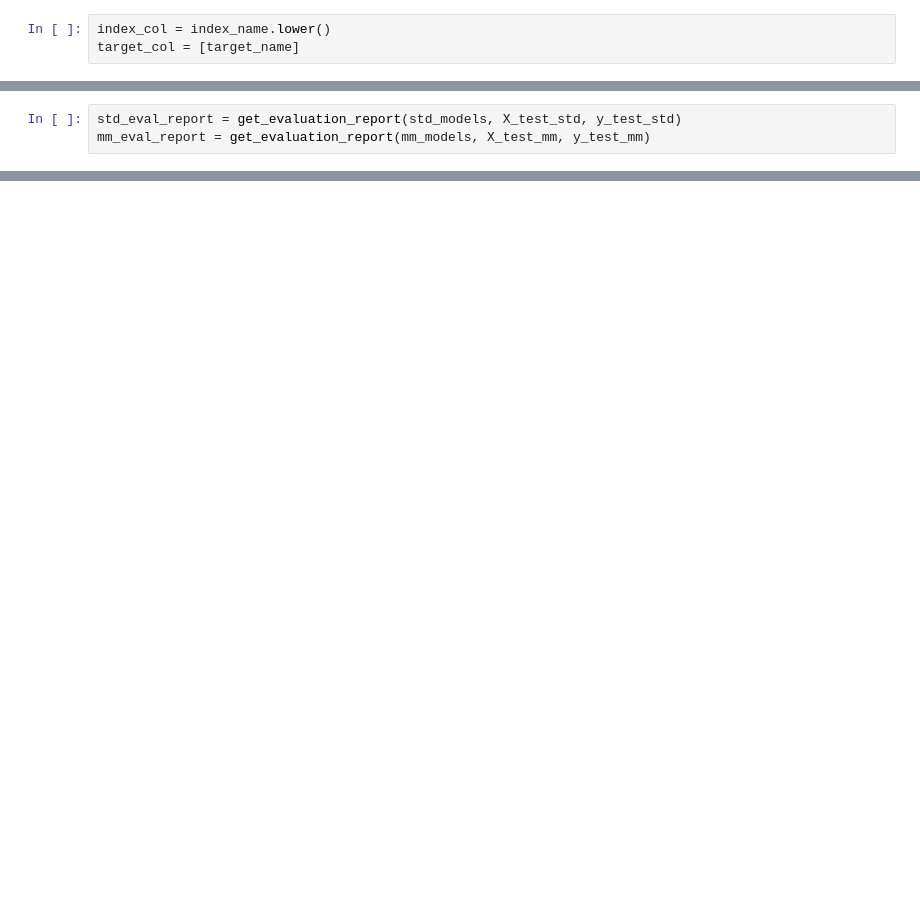
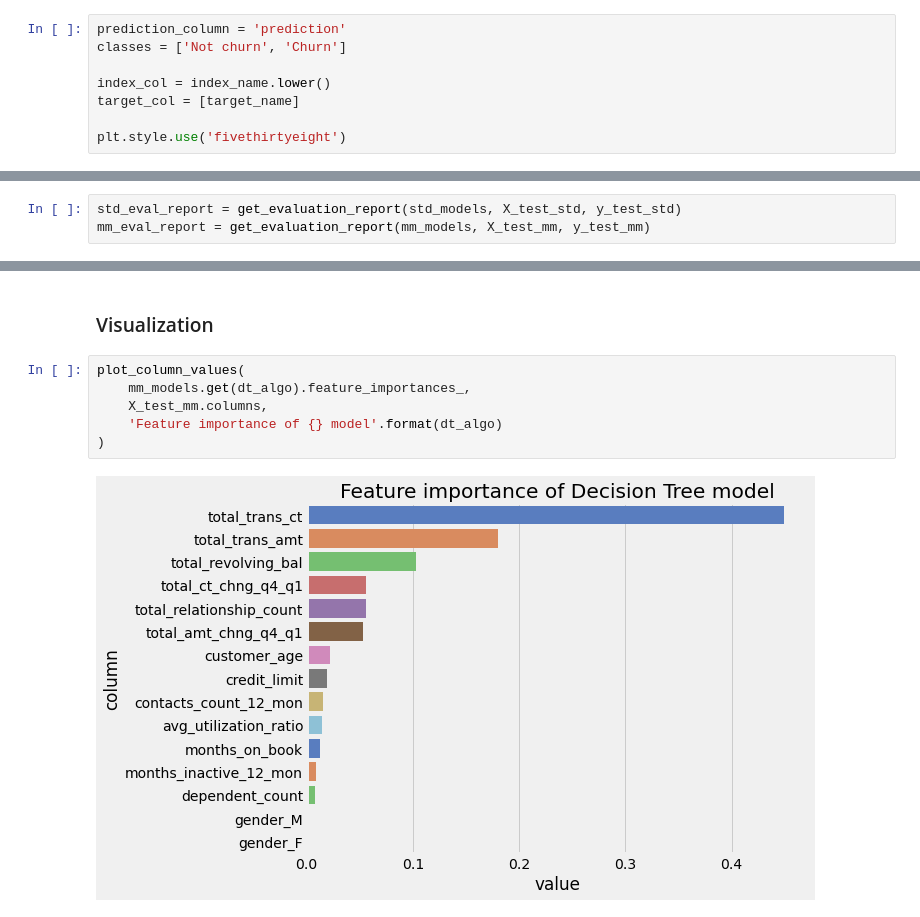
Before and after one commit to ppkgtmm/bank-churn-prediction, a Jupyter notebook: modeling.ipynb, the cells around one changed output, grey strips where cells are left out. Drawn from its saved outputs; the diff is of its cells as text; blank space fills up the shorter version.

Commit message:
save modeling.ipynb

```diff
--- a/modeling.ipynb
+++ b/modeling.ipynb
@@ -7,8 +13,13 @@ from utilities import do_modeling, get_evaluation_report
 # %% [markdown]
 ### Configure defaults
 # %%
+prediction_column = 'prediction'
+classes = ['Not churn', 'Churn']
+
 index_col = index_name.lower()
 target_col = [target_name]
+
+plt.style.use('fivethirtyeight')
 # %% [markdown]
 ### Read data
 # %%
@@ -116,0 +128,10 @@ mm_eval_report.query('`class` == 1').style.background_gradient(cmap="YlGnBu")
+# %% [markdown]
+### Visualization
+# %%
+plot_column_values(
+    mm_models.get(dt_algo).feature_importances_,
+    X_test_mm.columns,
+    'Feature importance of {} model'.format(dt_algo)
+)
+# %% [output]
+[figure, added]
```
Also changed, not shown: parts of 19 cells of this notebook.
